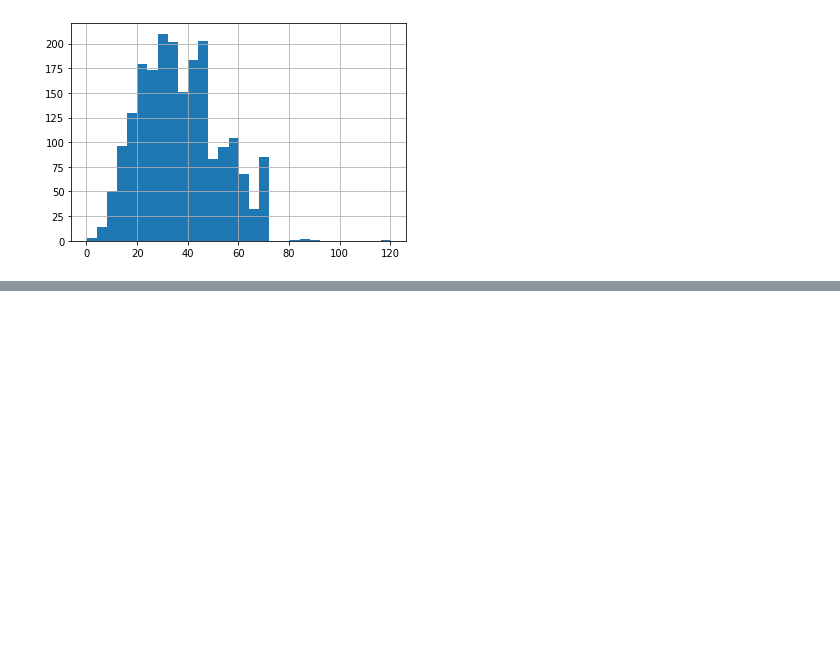
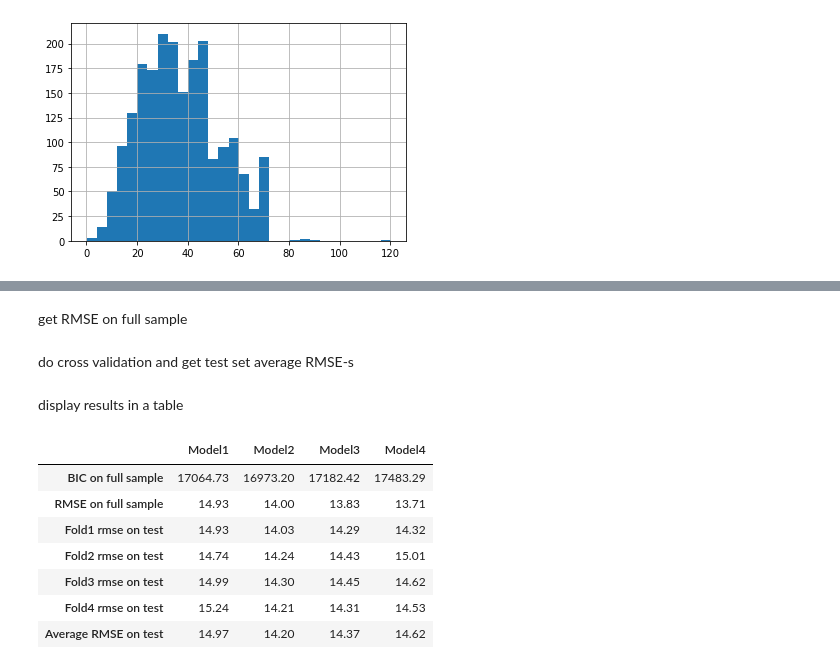
Before and after one commit to adamvig96/Prediction-with-Machine-Learning-for-Economists, a Jupyter notebook: Assignment 1/code/prediction.ipynb, the cells around one changed output, grey strips where cells are left out. Cells and saved outputs as stored; diff of their text form; code cells hidden in the pictures; blank space fills up the shorter version.

```diff
--- a/Assignment 1/code/prediction.ipynb
+++ b/Assignment 1/code/prediction.ipynb
@@ -450,0 +456,2 @@ plt.ylim(14, 15.4)
+# %%
+model_fits = [smf.ols(model, data_clean).fit() for model in models]
@@ -450,0 +462,4 @@ plt.ylim(14, 15.4)
+# %%
+model_bics = [model_fit.bic for model_fit in model_fits]
+# %% [markdown]
+get RMSE on full sample
@@ -450,0 +470,2 @@ plt.ylim(14, 15.4)
+# %% [markdown]
+do cross validation and get test set average RMSE-s
@@ -450,0 +477,22 @@ plt.ylim(14, 15.4)
+# %% [markdown]
+ display results in a table
+# %%
+results = pd.concat(
+    [
+        pd.DataFrame(
+            data=[model_bics, model_rmses],
+            columns=["Model1", "Model2", "Model3", "Model4"],
+        ).rename({1: "RMSE on full sample", 0: "BIC on full sample"}, axis=0),
+        avg_rmse,
+    ]
+).round(2)
+results
+# %% [output]
+|  | Model1 | Model2 | Model3 | Model4 |
+| BIC on full sample | 17064.73 | 16973.20 | 17182.42 | 17483.29 |
+| RMSE on full sample | 14.93 | 14.00 | 13.83 | 13.71 |
+| Fold1 rmse on test | 14.93 | 14.03 | 14.29 | 14.32 |
+| Fold2 rmse on test | 14.74 | 14.24 | 14.43 | 15.01 |
+| Fold3 rmse on test | 14.99 | 14.30 | 14.45 | 14.62 |
+| Fold4 rmse on test | 15.24 | 14.21 | 14.31 | 14.53 |
+| Average RMSE on test | 14.97 | 14.20 | 14.37 | 14.62 |
```
Also changed, not shown: parts of 32 cells of this notebook.
